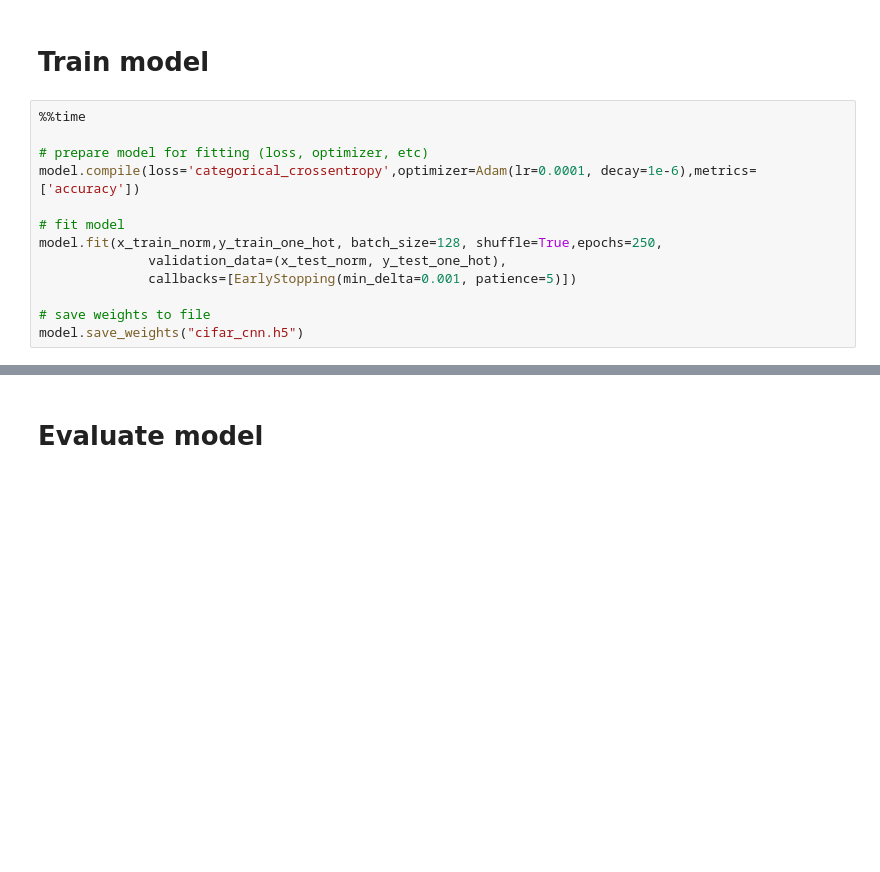
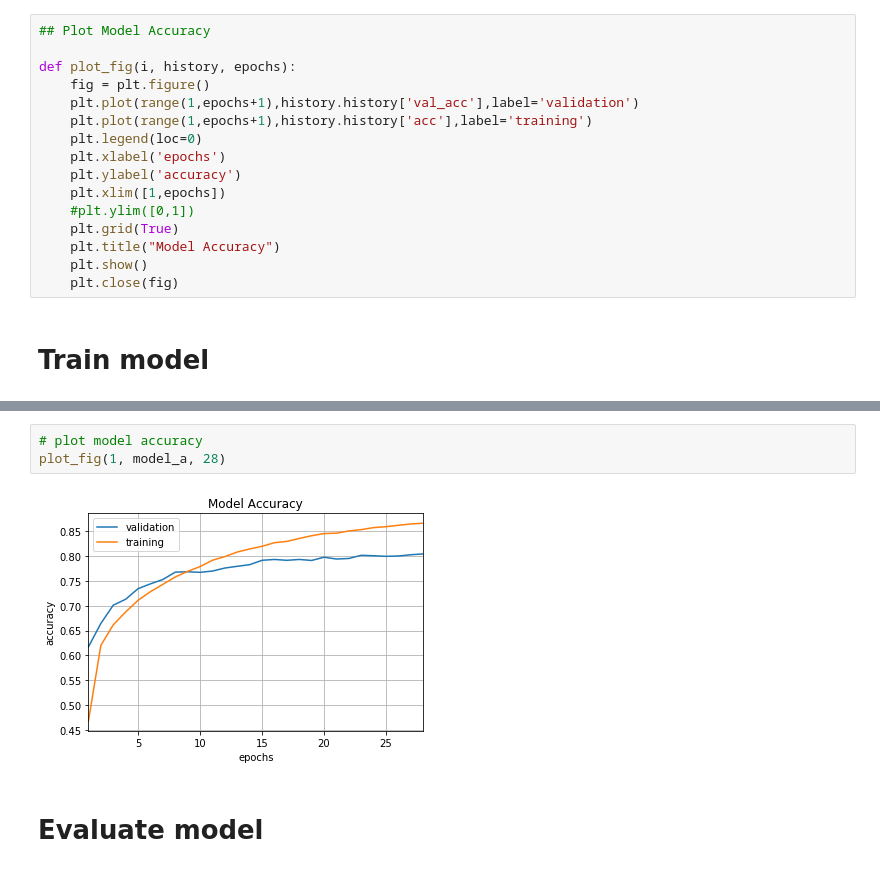
Before and after one commit to sdasadia/CIFAR-10-Image-classification, a Jupyter notebook: CIFAR-10.ipynb, the cells around one changed output, grey strips where cells are left out. Drawn from its saved outputs; the diff is of its cells as text; blank space fills up the shorter version.

```diff
--- a/CIFAR-10.ipynb
+++ b/CIFAR-10.ipynb
@@ -232,17 +241,20 @@ Trainable params: 2,349,258
 Non-trainable params: 0
 _________________________________________________________________
+# %%
+## Plot Model Accuracy
+
+def plot_fig(i, history, epochs):
+    fig = plt.figure()
+    plt.plot(range(1,epochs+1),history.history['val_acc'],label='validation')
+    plt.plot(range(1,epochs+1),history.history['acc'],label='training')
+    plt.legend(loc=0)
+    plt.xlabel('epochs')
+    plt.ylabel('accuracy')
+    plt.xlim([1,epochs])
+    #plt.ylim([0,1])
+    plt.grid(True)
+    plt.title("Model Accuracy")
+    plt.show()
+    plt.close(fig)
 # %% [markdown]
 # Train model
-# %%
-%%time
-
-# prepare model for fitting (loss, optimizer, etc)
-model.compile(loss='categorical_crossentropy',optimizer=Adam(lr=0.0001, decay=1e-6),metrics=['accuracy'])
-
-# fit model
-model.fit(x_train_norm,y_train_one_hot, batch_size=128, shuffle=True,epochs=250,
-              validation_data=(x_test_norm, y_test_one_hot),
-              callbacks=[EarlyStopping(min_delta=0.001, patience=5)])
-
-# save weights to file
-model.save_weights("cifar_cnn.h5")
@@ -273,3 +325,8 @@ model.load_weights("cifar_cnn.h5")
+# %%
+# plot model accuracy
+plot_fig(1, model_a, 28)
+# %% [output]
+[figure, added]
 # %% [markdown]
 # Evaluate model
 # %%
```
Also changed, not shown: parts of 18 cells of this notebook, 4 other files.
